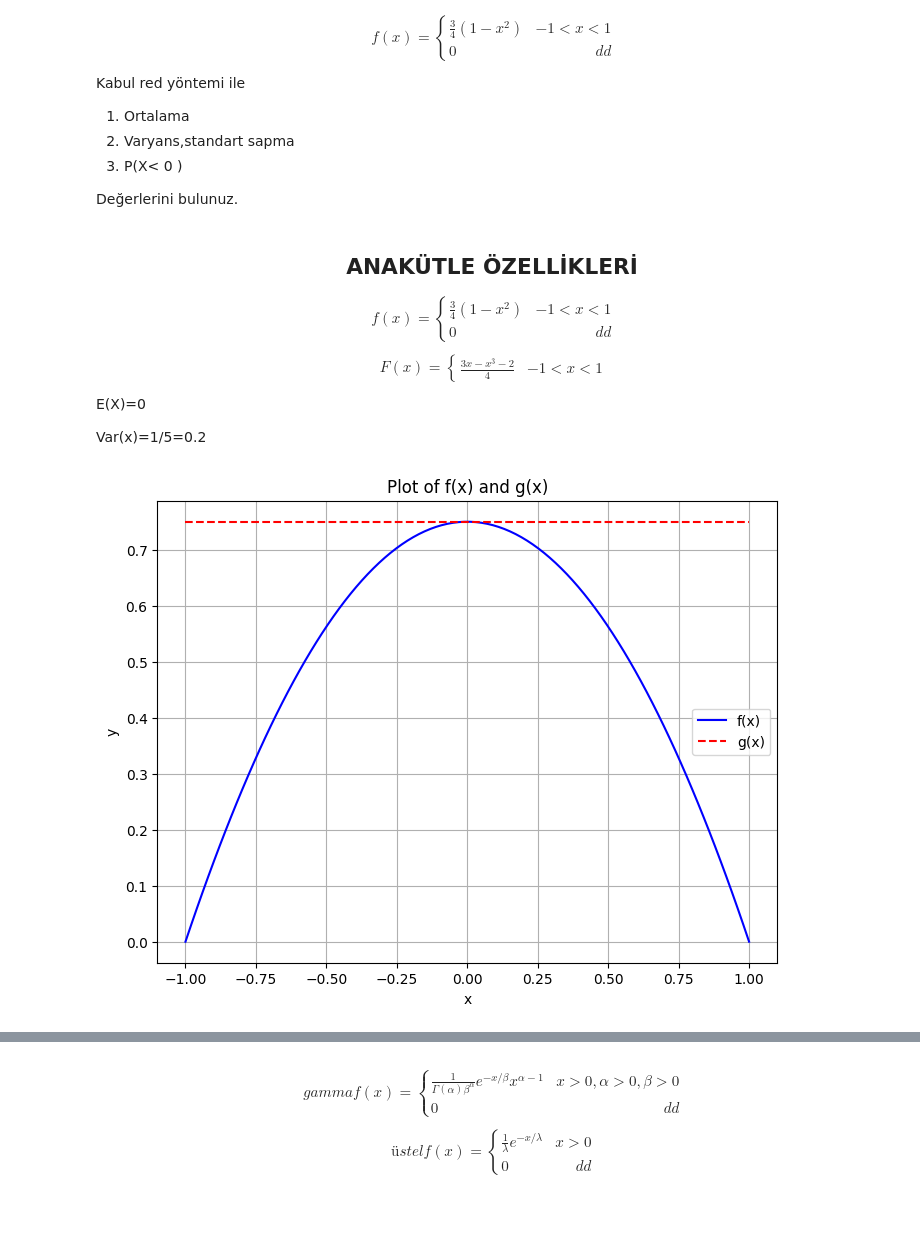
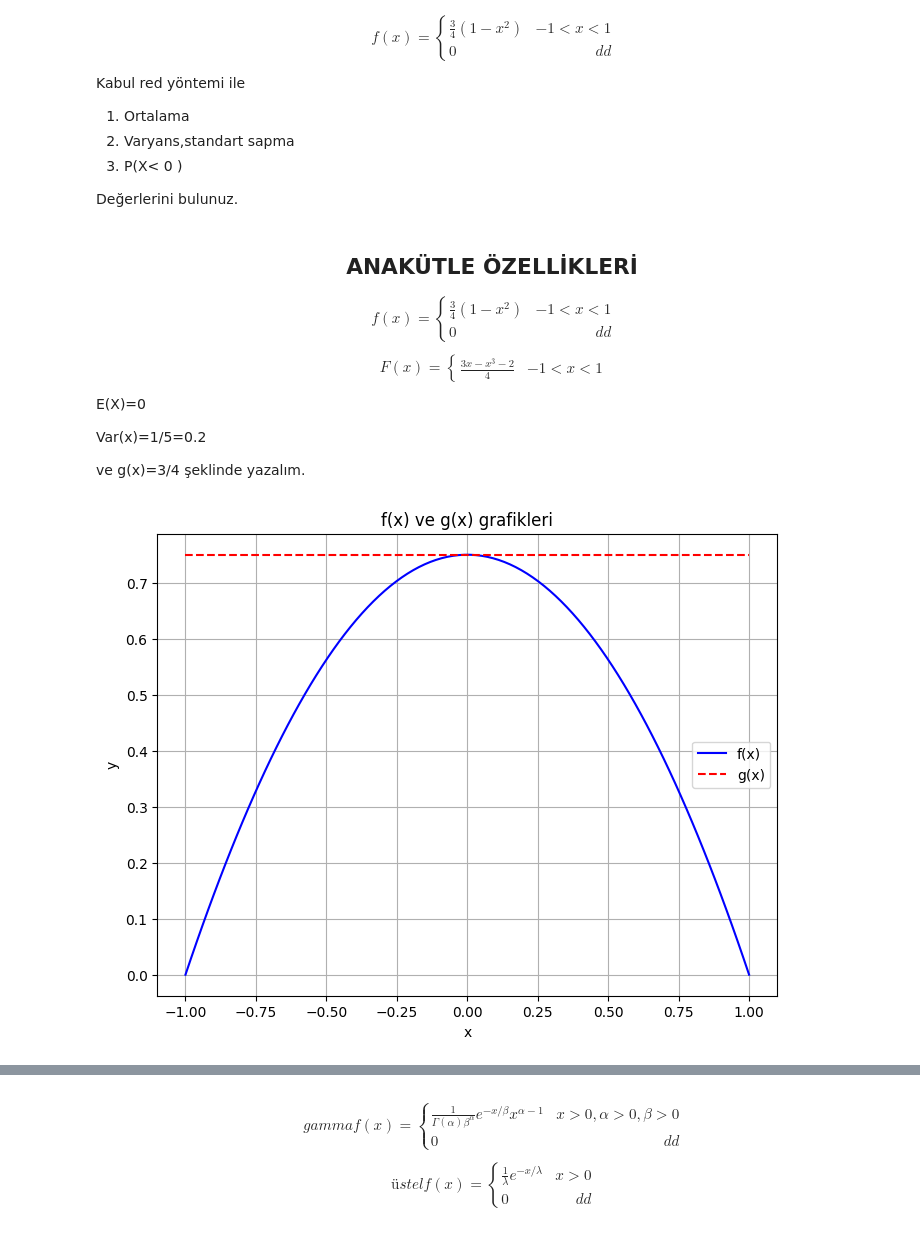
Before and after one commit to SirmaXX/simulasyonodevleri, a Jupyter notebook: simulasyon_odevi3.ipynb, the cells around one changed output, grey strips where cells are left out. Saved outputs shown, nothing was run; the diff lists cells and outputs as text; code cells hidden in the pictures.

```diff
--- a/simulasyon_odevi3.ipynb
+++ b/simulasyon_odevi3.ipynb
@@ -68,34 +68,37 @@ Değerlerini bulunuz.
  E(X)=0
 
  Var(x)=1/5=0.2
+
+ ve g(x)=3/4 şeklinde yazalım.
 # %%
 import numpy as np
 import matplotlib.pyplot as plt
 
 # tanımladığımız f(x)
 def f(x):
     return (3/4) * (1 - (x**2))
 
+# tanımladığımız g(x)
 def g(x):
-    return np.full_like(x, 3/4)  # Return an array with the same shape as x filled with 3/4
+    return np.full_like(x, 3/4)
 
-# Generate x values
+#grafik çizmek için x değerlerini oluşturuyoruz
 x_values = np.linspace(-1, 1, 100)
 
-# Calculate y values for f(x) and g(x)
+# her 2 fonksiyonun ye değerleri için ek veriseti hazırlıyoruz
 f_values = f(x_values)
 g_values = g(x_values)
 
-# Plot both functions
+# fonksiyon çizimi
 plt.figure(figsize=(8, 6))
 plt.plot(x_values, f_values, label='f(x)', color='blue')
 plt.plot(x_values, g_values, label='g(x)', linestyle='--', color='red')
 plt.xlabel('x')
 plt.ylabel('y')
-plt.title('Plot of f(x) and g(x)')
+plt.title('f(x) ve g(x) grafikleri')
 plt.legend()
 plt.grid(True)
 plt.show()
 # %% [output]
-[figure, old version]
+[figure, new version]
 # %%
```
Also changed, not shown: parts of 5 cells of this notebook.
